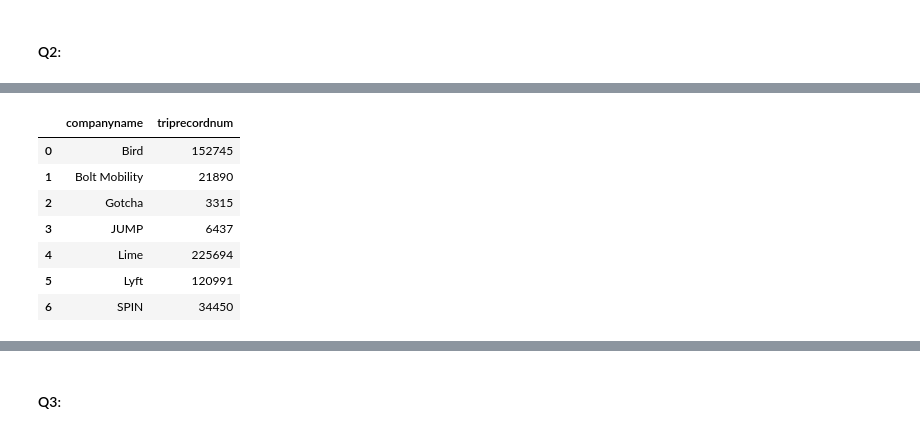
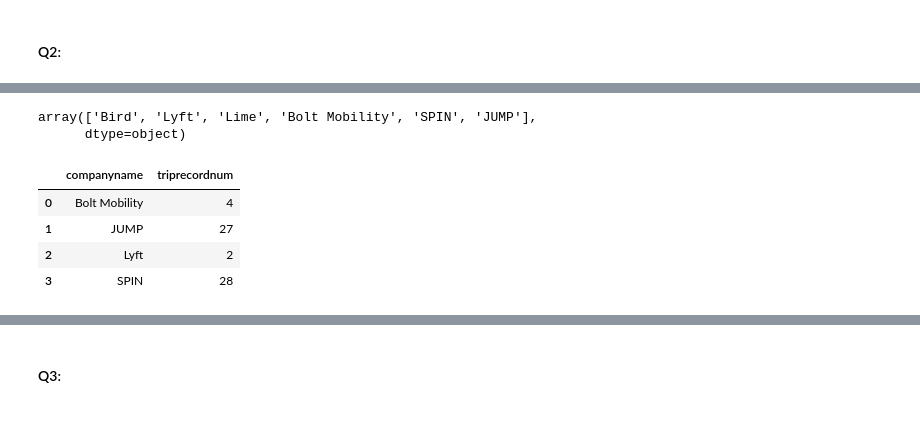
Before and after one commit to NSS-Data-Analytics-Cohort-11/scooters-supreme, a Jupyter notebook: notebook/scooters.ipynb, the cells around one changed output, grey strips where cells are left out. Saved outputs shown, nothing was run; the diff lists cells and outputs as text; code cells hidden in the pictures.

```diff
--- a/notebook/scooters.ipynb
+++ b/notebook/scooters.ipynb
@@ -359,24 +377,17 @@ tripdur.head()
 # %%
-# DURATION ANALYSIS
-(tripdur
-.groupby(['companyname'])
-['triprecordnum']
-.count()
-.reset_index()
-)
-# Company name
-# Total Trips
-# Total Trips Less Than One Minute
-# Total Trips Greater than 24 Hours
-# Count Noncompliant Trips
-# Percent Trips Noncompliant
-# Noncompliance over time
+#define compliance variables
+
+#Trips Less Than One Minute
+tripdur_sub1min = tripdur[tripdur['trip_min'] < 1]
+
+#Trips Greater than 24 Hours
+tripdur_over24h = tripdur[tripdur['trip_min'] > 1440]
+
+#Noncompliant Trips
+tripdur_noncompliant = tripdur_sub1min._append(tripdur_over24h, ignore_index=True)
+
+#noncompliant companies
+noncompliant_companies = tripdur_noncompliant['companyname'].unique()
 # %% [output]
-|  | companyname | triprecordnum |
-| 0 | Bird | 152745 |
-| 1 | Bolt Mobility | 21890 |
-| 2 | Gotcha | 3315 |
-| 3 | JUMP | 6437 |
-| 4 | Lime | 225694 |
-| 5 | Lyft | 120991 |
-| 6 | SPIN | 34450 |
+array(['Bird', 'Lyft', 'Lime', 'Bolt Mobility', 'SPIN', 'JUMP'],
+      dtype=object)
@@ -382,0 +402,14 @@ tripdur.head()
+# %%
+# DURATION ANALYSIS OVER 24 H
+(tripdur_over24h
+ .groupby(['companyname'])
+ ['triprecordnum']
+ .count()
+ .reset_index()
+ )
+# %% [output]
+|  | companyname | triprecordnum |
+| 0 | Bolt Mobility | 4 |
+| 1 | JUMP | 27 |
+| 2 | Lyft | 2 |
+| 3 | SPIN | 28 |
```
Also changed, not shown: parts of 26 cells of this notebook.
